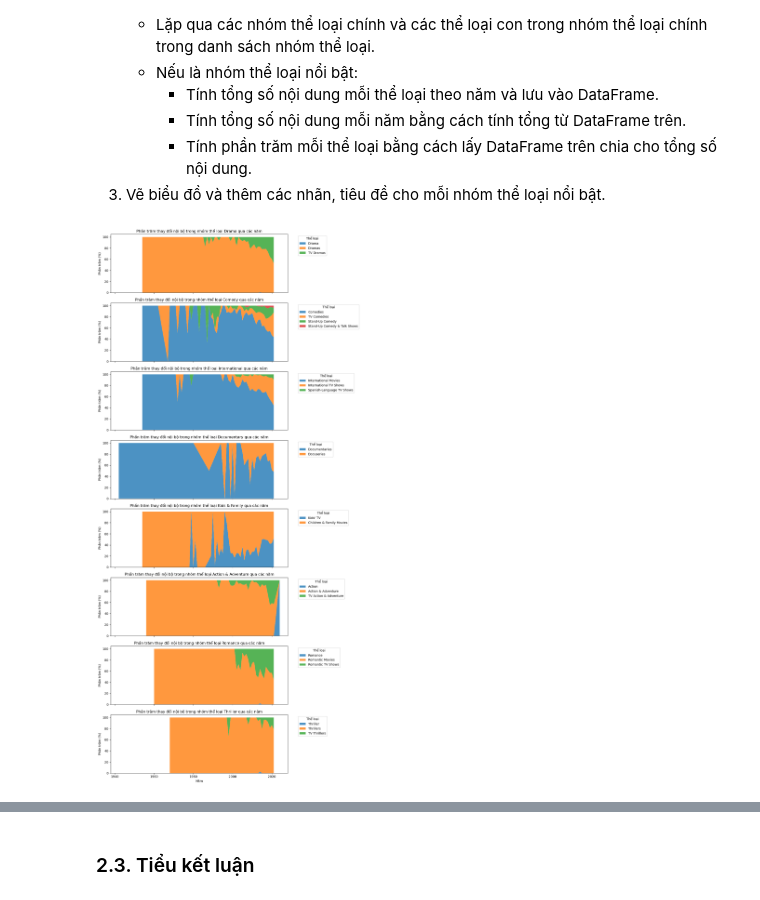
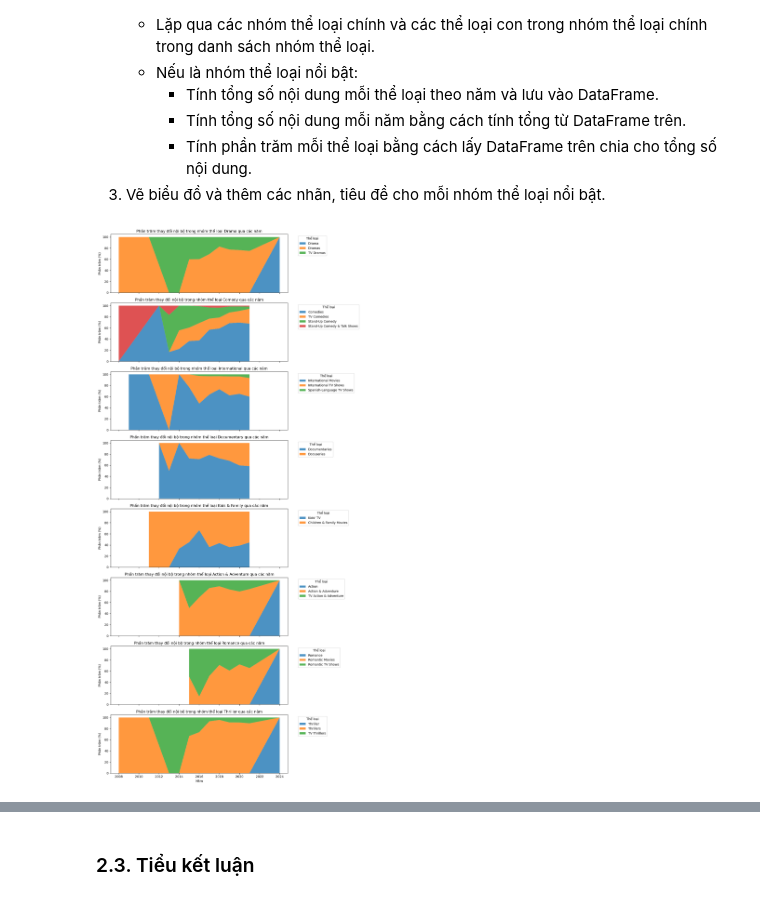
Before and after one commit to kNhung/PDS_FinalProject, a Jupyter notebook: data_questions/knhung_question1.ipynb, the cells around one changed output, grey strips where cells are left out. Saved outputs shown, nothing was run; the diff lists cells and outputs as text; code cells hidden in the pictures.

Commit message:
change release_year to year_added

```diff
--- a/data_questions/knhung_question1.ipynb
+++ b/data_questions/knhung_question1.ipynb
@@ -366,33 +366,33 @@ for group, genres in main_genre_lists.items():
         genre_counts = {}
         for genre in genres:
             if genre in df.columns:  # Đảm bảo thể loại có trong dữ liệu
-                genre_counts[genre] = df[df[genre] == 1].groupby('release_year').size()
+                genre_counts[genre] = df[df[genre] == 1].groupby('year_added').size()
 
         # Gộp dữ liệu thành DataFrame
         genre_counts_df = pd.DataFrame(genre_counts).fillna(0)
 
         # Tính tổng số nội dung mỗi năm
         total_counts = genre_counts_df.sum(axis=1)
 
         # Tính phần trăm mỗi thể loại
         genre_percentages = genre_counts_df.div(total_counts, axis=0) * 100
 
         # Lưu dữ liệu
         group_percentages[group] = genre_percentages
 
 # Vẽ biểu đồ stacked area chart cho từng nhóm
 fig, axs = plt.subplots(len(highlighted_genres), 1, figsize=(12, 25), sharex=True)
 
 for ax, group in zip(axs, highlighted_genres):
     if group in group_percentages:
         data = group_percentages[group]
         ax.stackplot(data.index, data.T, labels=data.columns, alpha=0.8)
         ax.set_title(f"Phần trăm thay đổi nội bộ trong nhóm thể loại {group} qua các năm")
         ax.set_ylabel("Phần trăm (%)")
         ax.legend(title="Thể loại", loc='upper left', bbox_to_anchor=(1.05, 1))
 
 plt.xlabel("Năm")
 plt.tight_layout()
 plt.show()
 # %% [output]
-[figure, old version]
+[figure, new version]
```
Also changed, not shown: parts of 5 cells of this notebook.
